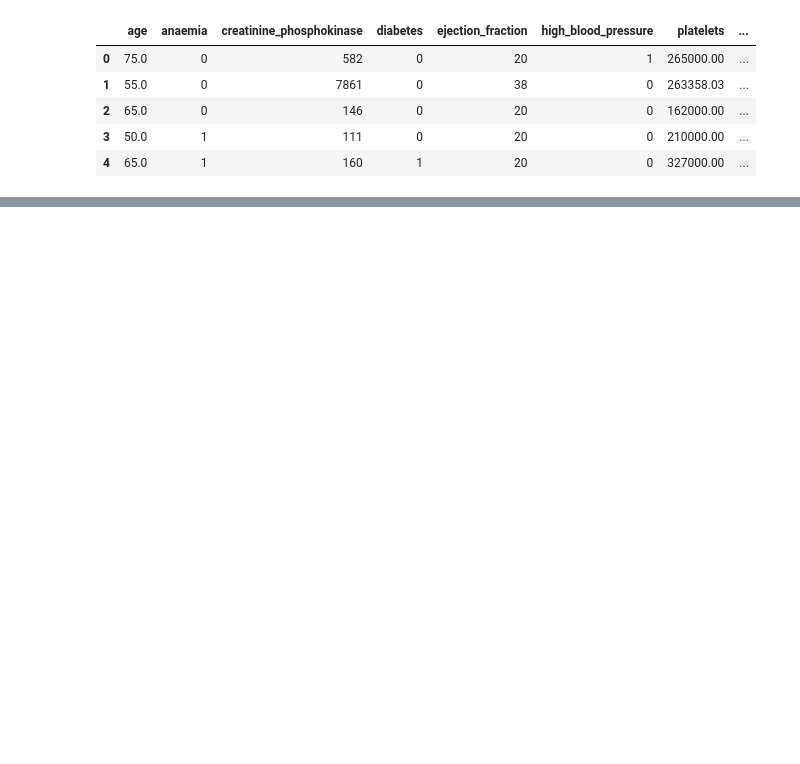
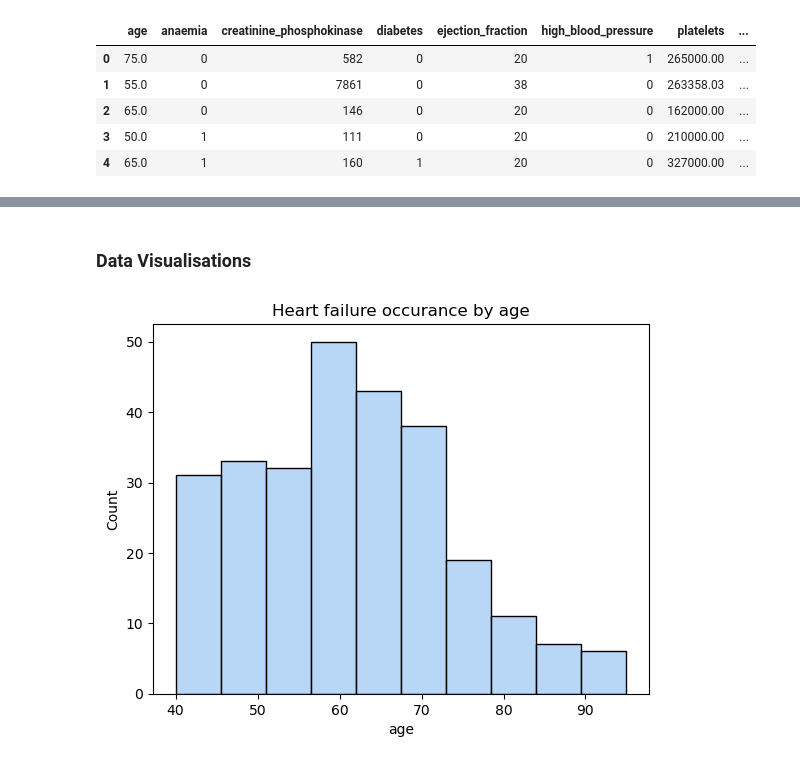
Before and after one commit to usuajiayako/DataScienceWeek7, a Jupyter notebook: ANN_assignment/ann_for_heart_failure.ipynb, the cells around one changed output, grey strips where cells are left out. Drawn from its saved outputs; the diff is of its cells as text; code cells hidden in the pictures; blank space fills up the shorter version.

```diff
--- a/ANN_assignment/ann_for_heart_failure.ipynb
+++ b/ANN_assignment/ann_for_heart_failure.ipynb
@@ -22,0 +83,11 @@ data.head()
+# %% [markdown]
+### Data Visualisations
+# %%
+# Heart failure occurance by age
+sns.histplot(data = data, x = data["age"])
+plt.title("Heart failure occurance by age")
+plt.show()
+
+# Late 50s to early 70s are most frequent
+# %% [output]
+[figure, added]
```
Also changed, not shown: parts of 7 cells of this notebook.
